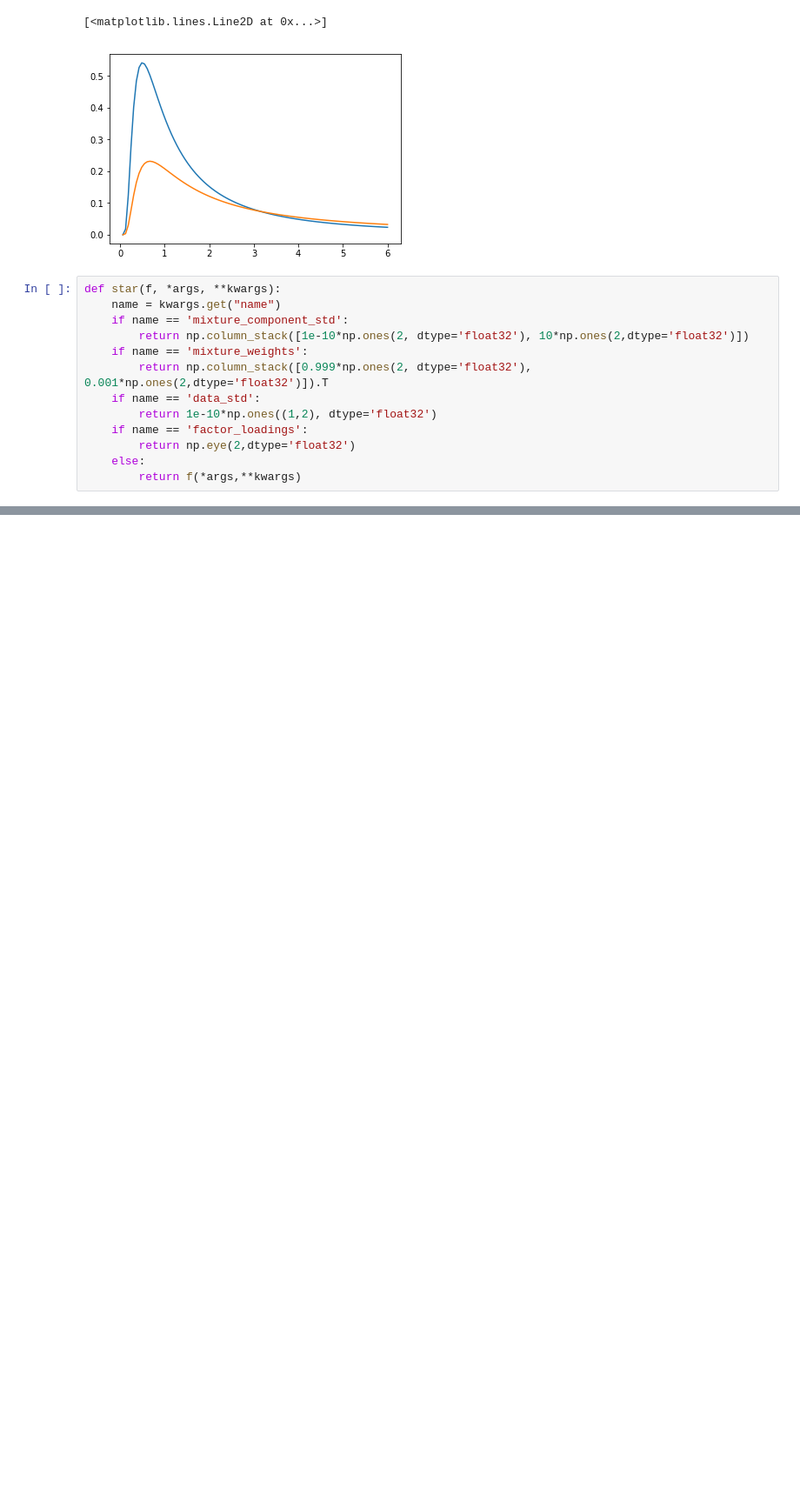
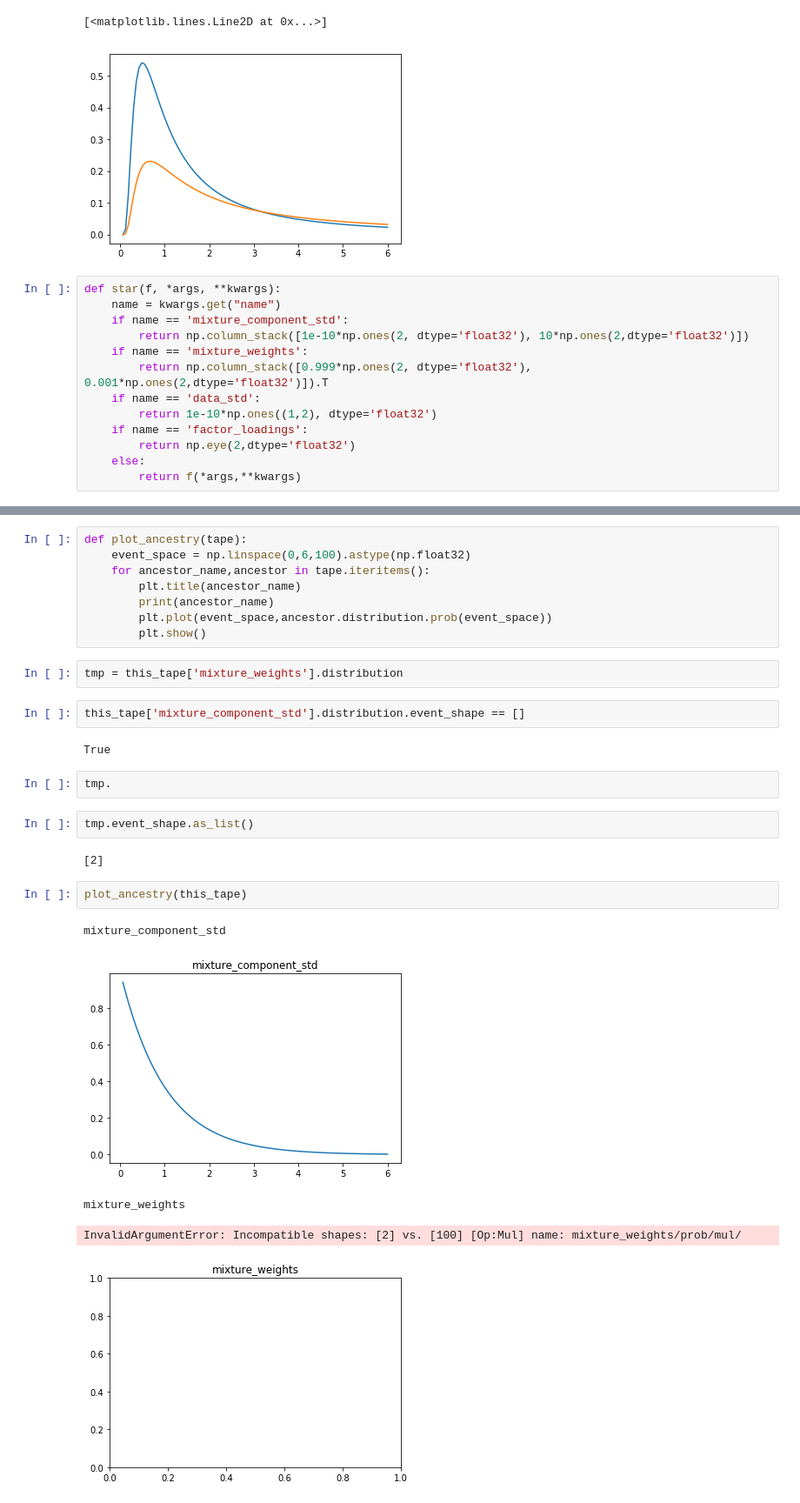
Before and after one commit to deoxyribose/FactOrCluster, a Jupyter notebook: cifa_independent.ipynb, the cells around one changed output, grey strips where cells are left out. Shown at 87% size. Drawn from its saved outputs; the diff is of its cells as text; blank space fills up the shorter version.

```diff
--- a/cifa_independent.ipynb
+++ b/cifa_independent.ipynb
@@ -147,0 +153,28 @@ SyntaxError: invalid syntax (mapper.py, line 36)
+# %%
+def plot_ancestry(tape):
+    event_space = np.linspace(0,6,100).astype(np.float32)
+    for ancestor_name,ancestor in tape.iteritems():
+        plt.title(ancestor_name)
+        print(ancestor_name)
+        plt.plot(event_space,ancestor.distribution.prob(event_space))
+        plt.show()
+# %%
+tmp = this_tape['mixture_weights'].distribution
+# %%
+this_tape['mixture_component_std'].distribution.event_shape == []
+# %% [output]
+True
+# %%
+tmp.
+# %%
+tmp.event_shape.as_list()
+# %% [output]
+[2]
+# %%
+plot_ancestry(this_tape)
+# %% [output]
+mixture_component_std
+[figure, added]
+mixture_weights
+InvalidArgumentError: Incompatible shapes: [2] vs. [100] [Op:Mul] name: mixture_weights/prob/mul/
+[figure, added]
```
Also changed, not shown: parts of 10 cells of this notebook.
